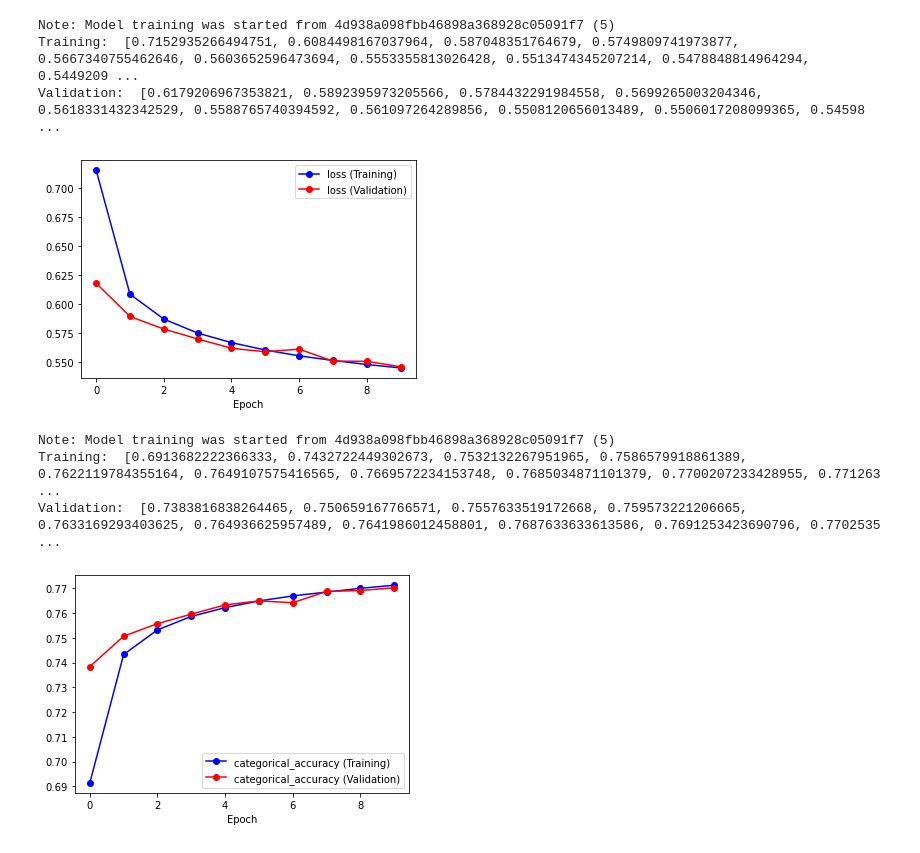
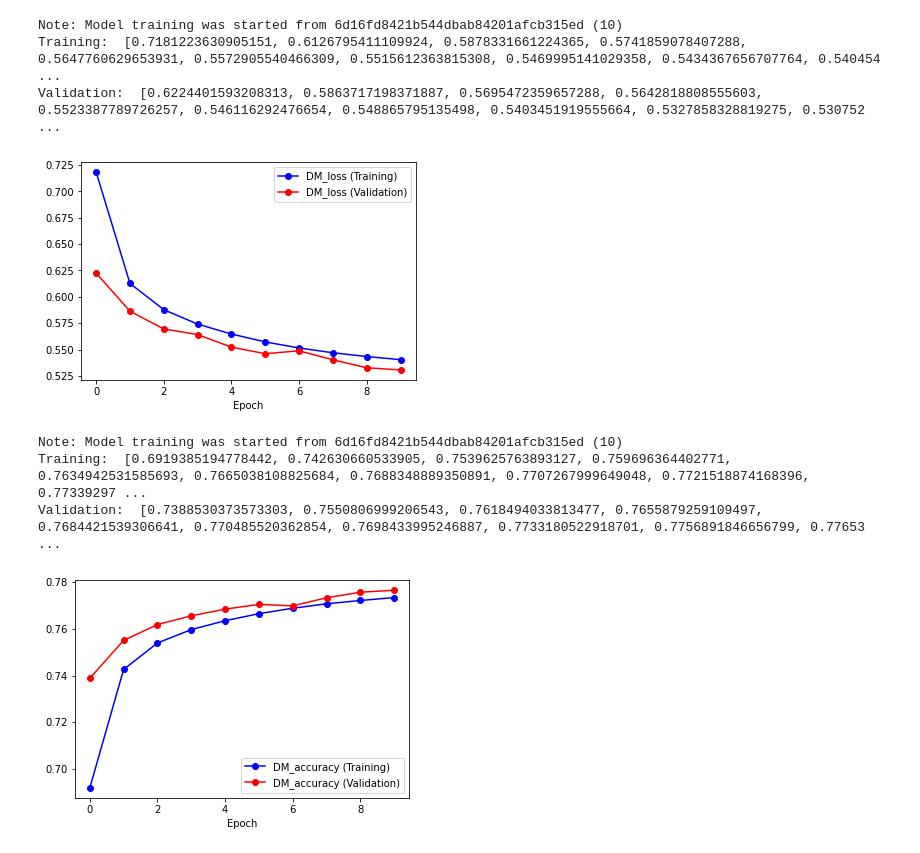
Before and after one commit to lucasrussell01/DeepPi, a Jupyter notebook: Evaluation/notebooks/plot_metrics.ipynb, the cells around one changed output. Drawn from its saved outputs; the diff is of its cells as text; code cells hidden in the pictures.

```diff
--- a/Evaluation/notebooks/plot_metrics.ipynb
+++ b/Evaluation/notebooks/plot_metrics.ipynb
@@ -44,19 +44,29 @@ runID = "deb4d6b122414f3cae0a4d0927b0765c" # 5e continue 4d9 # THESE ARE THE BES
 # runID = "c7698d28cb5045b1946fb7b6b510f9fc" # full 0.5 drop
 # runID = "beb35a4fd532498b9e3a32894fe3c87f" # red 0.2 drop
 
+# NEW RUNS (max clipped)
+expID = "10"
+runID = "6d16fd8421b544dbab84201afcb315ed" #5epochs
+runID = "6daf836007814378b081099af6f7b671" # extend 6d16 5 epochs
+# runID = "78d0332044f14ce68dea959663d8ffcb" # extend 5 extend 5
 
+# MASS VARS
+# expID = "11"
+# runID = "8875dfd5a0254687b2c2f0757d82f107"
+
+# runID = "322cf70112c14fb486ac4e13ddc97fe4" # 5 epoch repeat
 plotter = metric_plotter(expID, runID)
 # %%
-plotter.plot_metric("loss", verbose=1)
+plotter.plot_metric("DM_loss", verbose=1)
 # %% [output]
-Note: Model training was started from 4d938a098fbb46898a368928c05091f7 (5)
-Training:  [0.7152935266494751, 0.6084498167037964, 0.587048351764679, 0.5749809741973877, 0.5667340755462646, 0.5603652596473694, 0.5553355813026428, 0.5513474345207214, 0.5478848814964294, 0.5449209 ...
-Validation:  [0.6179206967353821, 0.5892395973205566, 0.5784432291984558, 0.5699265003204346, 0.5618331432342529, 0.5588765740394592, 0.561097264289856, 0.5508120656013489, 0.5506017208099365, 0.54598 ...
+Note: Model training was started from 6d16fd8421b544dbab84201afcb315ed (10)
+Training:  [0.7181223630905151, 0.6126795411109924, 0.5878331661224365, 0.5741859078407288, 0.5647760629653931, 0.5572905540466309, 0.5515612363815308, 0.5469995141029358, 0.5434367656707764, 0.540454 ...
+Validation:  [0.6224401593208313, 0.5863717198371887, 0.5695472359657288, 0.5642818808555603, 0.5523387789726257, 0.546116292476654, 0.548865795135498, 0.5403451919555664, 0.5327858328819275, 0.530752 ...
-[figure, old version]
+[figure, new version]
 # %%
-plotter.plot_metric("categorical_accuracy", verbose=1)
+plotter.plot_metric("DM_accuracy", verbose=1)
 # %% [output]
-Note: Model training was started from 4d938a098fbb46898a368928c05091f7 (5)
-Training:  [0.6913682222366333, 0.7432722449302673, 0.7532132267951965, 0.7586579918861389, 0.7622119784355164, 0.7649107575416565, 0.7669572234153748, 0.7685034871101379, 0.7700207233428955, 0.771263 ...
-Validation:  [0.7383816838264465, 0.750659167766571, 0.7557633519172668, 0.759573221206665, 0.7633169293403625, 0.764936625957489, 0.7641986012458801, 0.7687633633613586, 0.7691253423690796, 0.7702535 ...
+Note: Model training was started from 6d16fd8421b544dbab84201afcb315ed (10)
+Training:  [0.6919385194778442, 0.742630660533905, 0.7539625763893127, 0.759696364402771, 0.7634942531585693, 0.7665038108825684, 0.7688348889350891, 0.7707267999649048, 0.7721518874168396, 0.77339297 ...
+Validation:  [0.7388530373573303, 0.7550806999206543, 0.7618494033813477, 0.7655879259109497, 0.7684421539306641, 0.770485520362854, 0.7698433995246887, 0.7733180522918701, 0.7756891846656799, 0.77653 ...
-[figure, old version]
+[figure, new version]
```
Also changed, not shown: 5 other files.
